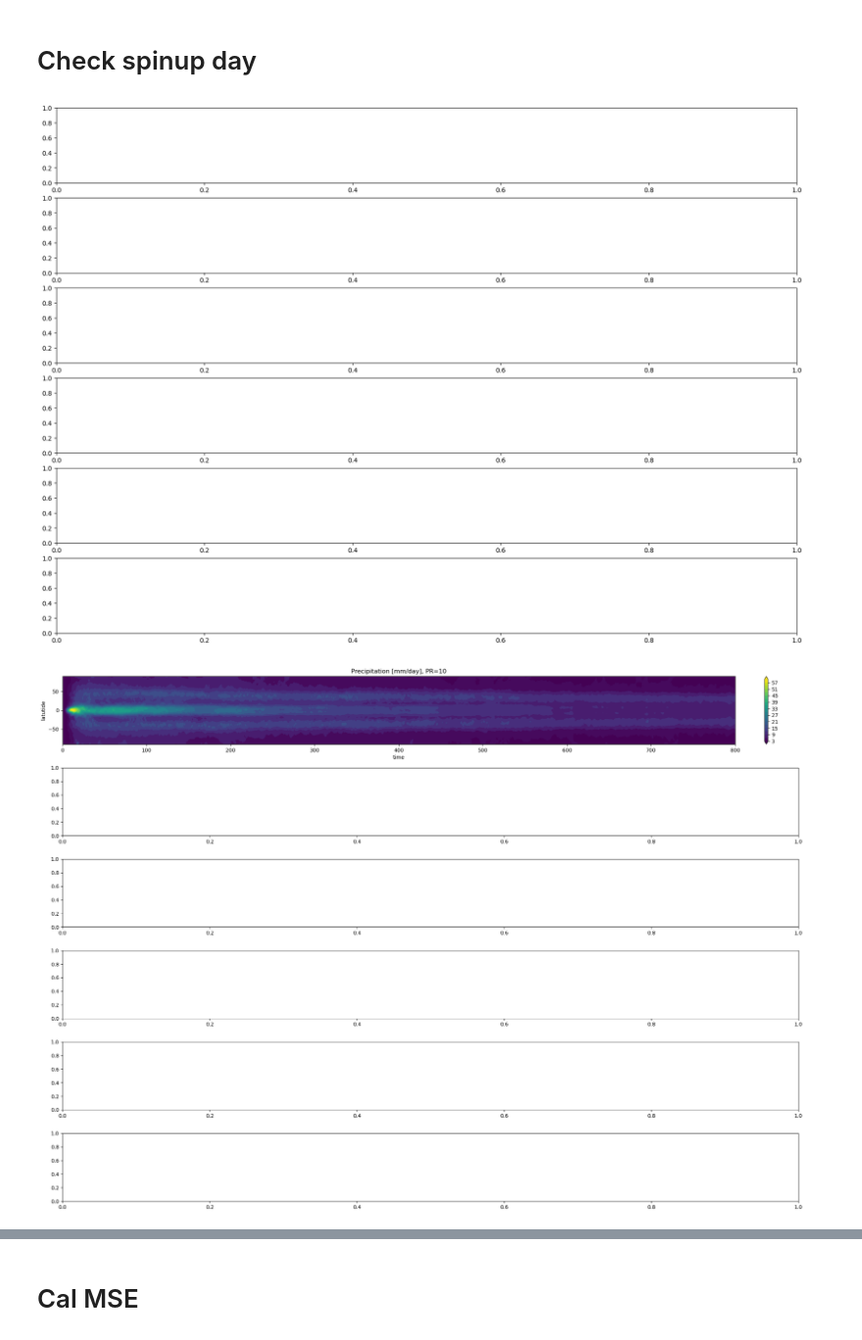
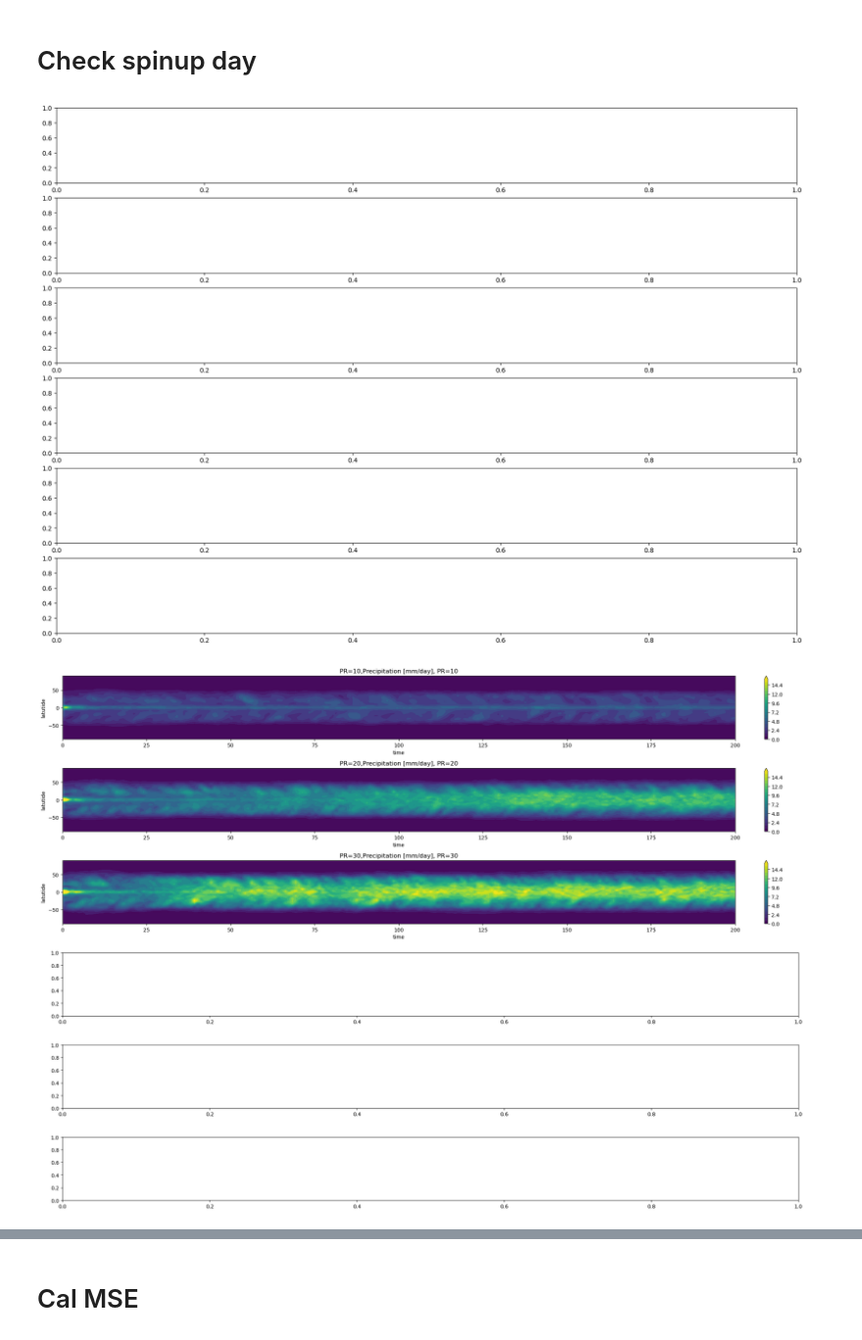
Before and after one commit to PeterChang1023/Dycore_Master, a Jupyter notebook: dycore/IdealizeSpetral.jl/exp/HSt42/check_spinupday.ipynb, the cells around one changed output, grey strips where cells are left out. Shown at 98% size. Drawn from its saved outputs; the diff is of its cells as text; code cells hidden in the pictures.

```diff
--- a/dycore/IdealizeSpetral.jl/exp/HSt42/check_spinupday.ipynb
+++ b/dycore/IdealizeSpetral.jl/exp/HSt42/check_spinupday.ipynb
@@ -28,6 +28,9 @@ class Dycore:
         self.ps = self.getVar("grid_ps_xyzt")
         self.p  = self.getVar("grid_p_full_xyzt")
         self.qv = self.getVar("grid_tracers_c_xyz1t")
+        self.t_eq = self.getVar("grid_t_eq_xyzt")
+        self.grid_t_eq_ref_xyzt = self.getVar("grid_t_eq_ref_xyzt")
+
 
         self.qv_diff = self.getVar("grid_tracers_diff_xyz1t")
         self.omega   = self.getVar("grid_w_full_xyzt")
@@ -94,7 +97,7 @@ class Dycore:
         self.Prec[:, 0,:,:] = 1/self.g * self.qv_diff[:, 0,:,:] * (self.p[:, 1,:,:] - self.p[:, 0,:,:])/2
         self.Prec[:,-1,:,:] = 1/self.g * self.qv_diff[:,-1,:,:] * (self.p[:,-1,:,:] - self.p[:,-2,:,:])/2
 
-        self.Prec_mean = np.nansum(self.Prec, axis=(1))
+        self.Prec_mean = np.nanmean(self.Prec, axis=(1))
         self.Prec_mean2 = np.nanmean(self.Prec_mean, axis=(2))
 
         return self.Prec_mean2
@@ -109,44 +112,44 @@ class Dycore:
         self.t_mean = np.nanmean(self.t[-100:,:,:,:], axis=(1,3))
         return self.t_mean
 # %%
-time = np.linspace(0,800,800)
+time = np.linspace(0,200,200)
 y    = np.linspace(-90,90,64)
 
 yy, tt = np.meshgrid(y,time)
 # %%
 a = int(0)
 fig, ax = plt.subplots(6, figsize=(21,15))
-for pr in range(10,15,5):
+for pr in range(10,40,10):
     # file   = f"1600day_HS_front_RH50_PR{pr}_PRRELAX86400_with_w_all.dat" # ./outputs/withprecip/
-    file = "800day_test_all.dat"
+    file = f"PR{pr}_200day_test_ice_all.dat"
     dycore = Dycore(file)
     # get_KE = dycore.cal_KE()
     Prec   = dycore.cal_pre()
     # t_mean = dycore.cal_t()
     # t_mean2 = dycore.cal_t_last()
 
 
     # CS = ax[a].contourf(tt, yy, get_KE,levels=np.linspace(150,1050,7), extend="both")
 
-    CS = ax[a].contourf(tt, yy, Prec * int(pr),levels=21, extend="both")
+    CS = ax[a].contourf(tt, yy, Prec[:,:]* int(pr),levels=np.linspace(0,16,21), extend="max")
 
     # CS = ax[a].contourf(tt, yy, t_mean, levels=21, extend="both")
 
 
     fig.colorbar(CS, orientation='vertical', ax=ax[a],fraction=0.046, pad=0.04)
     # ax[a].set_title(f"Kinetic Energy [kJ/kg], PR={pr}")
 
-    ax[a].set_title(f"Precipitation [mm/day], PR={pr}")
+    ax[a].set_title(f"PR={pr},Precipitation [mm/day], PR={pr}")
     # ax[a].set_title(f"T [K], PR={pr}")
 
     ax[a].set_xlabel("time")
     ax[a].set_ylabel("latutide")
     a += 1
     ### test
 
 plt.tight_layout()
 # plt.savefig("Check_Precipitation.png", dpi=300., bbox_inches='tight')
 plt.show()
 # %% [output]
 [figure]
-[figure, old version]
+[figure, new version]
```
Also changed, not shown: parts of 15 cells of this notebook, 6 other files.
